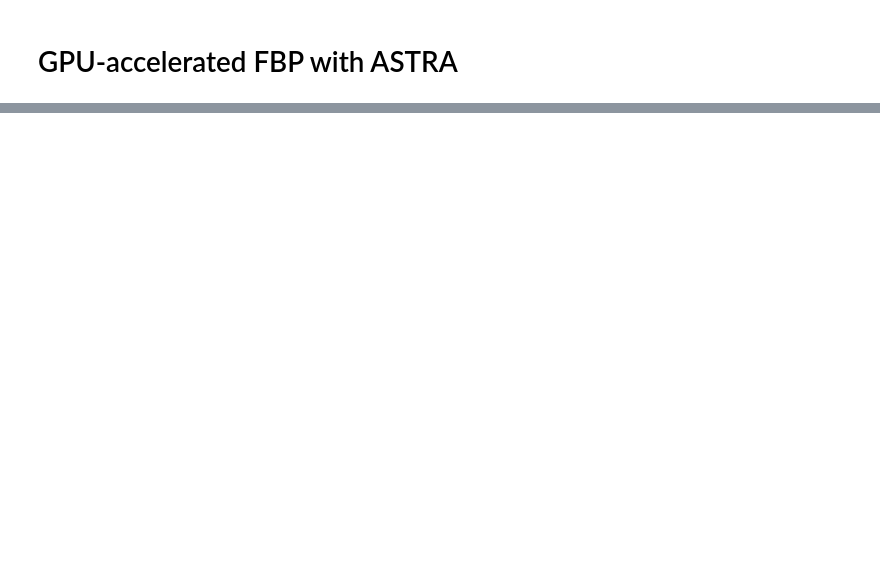
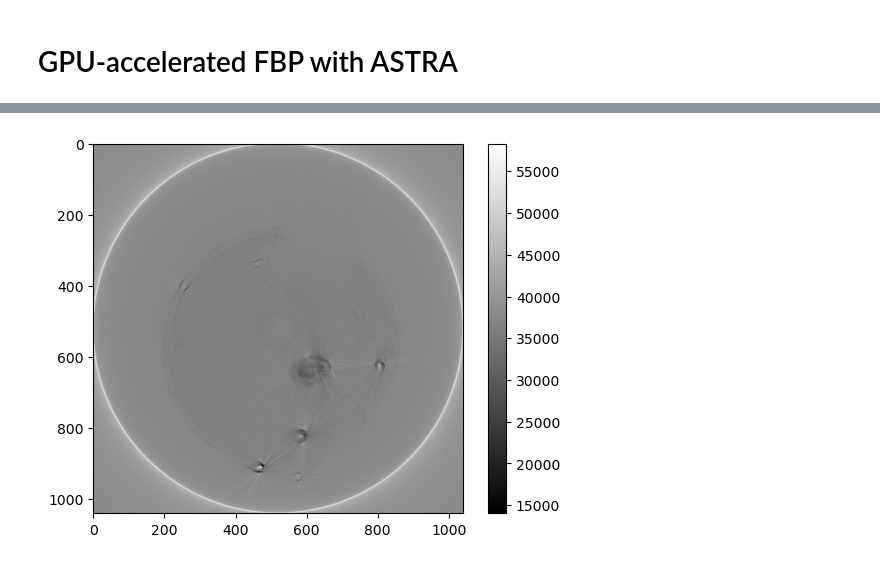
Before and after one commit to kwokkenton/optea, a Jupyter notebook: reconstruction/astra v2.ipynb, the cells around one changed output, grey strips where cells are left out. Drawn from its saved outputs; the diff is of its cells as text; code cells hidden in the pictures; blank space fills up the shorter version.

```diff
--- a/reconstruction/astra v2.ipynb
+++ b/reconstruction/astra v2.ipynb
@@ -28,8 +26,6 @@ bead_row = 1216
 im = io.imread(PATH_TO_IMAGE)
 print(f'Loaded {im.shape[0]} projections, dimensions ({im.shape[1:]})')
 # aligned = align(im, bead_row)
-# recon = reconstruct(im, output_dir)
-im = im[:, 755:760, :]
-reconstruction_fbp = run_fbp(im, output_dir, 65535, progbar=True)
+recon = reconstruct(im, output_dir)
 # %% [output]
 Loaded 400 projections, dimensions ((1392, 1040))
@@ -41,5 +34,9 @@ Loaded 400 projections, dimensions ((1392, 1040))
 # %%
-plt.imshow(reconstruction_fbp[45])
+plt.imshow(recon[800], cmap='gray')
+plt.colorbar()
+plt.show()
+# %% [output]
+[figure, added]
 # %%
 # # FOCAL SCAN
 
```
Also changed, not shown: parts of 2 cells of this notebook, 3 other files.
